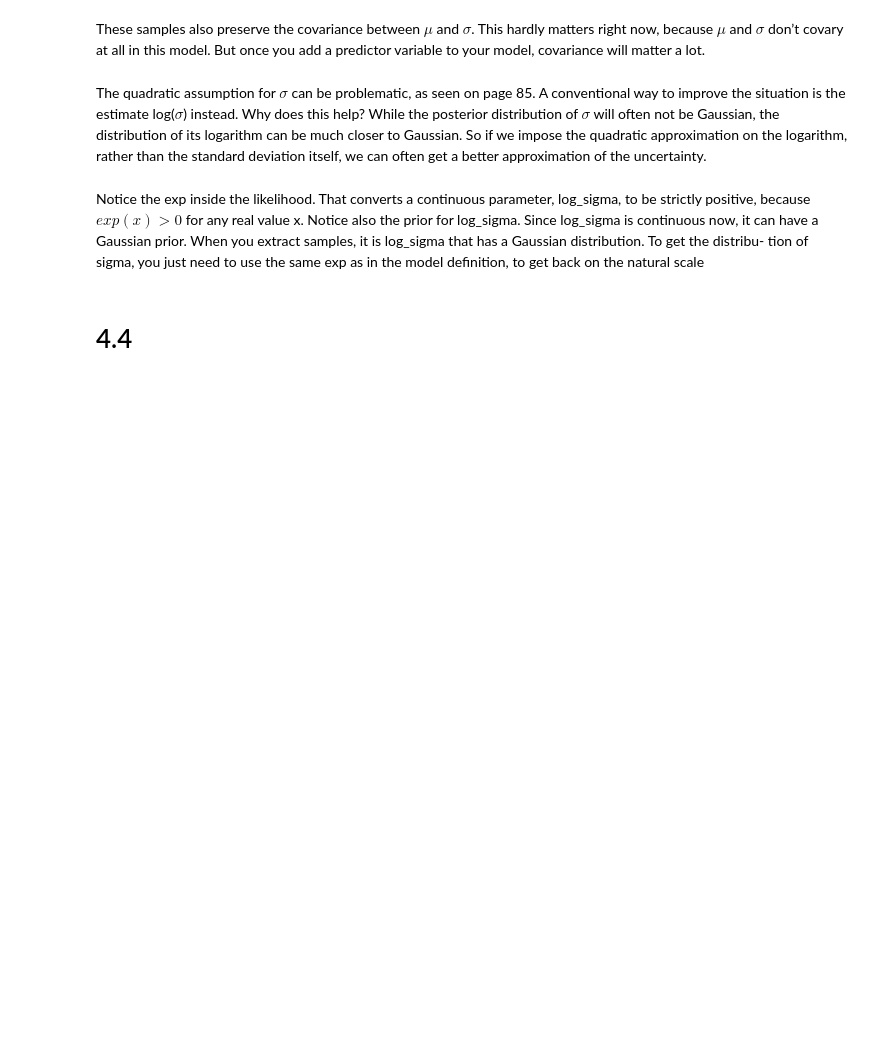
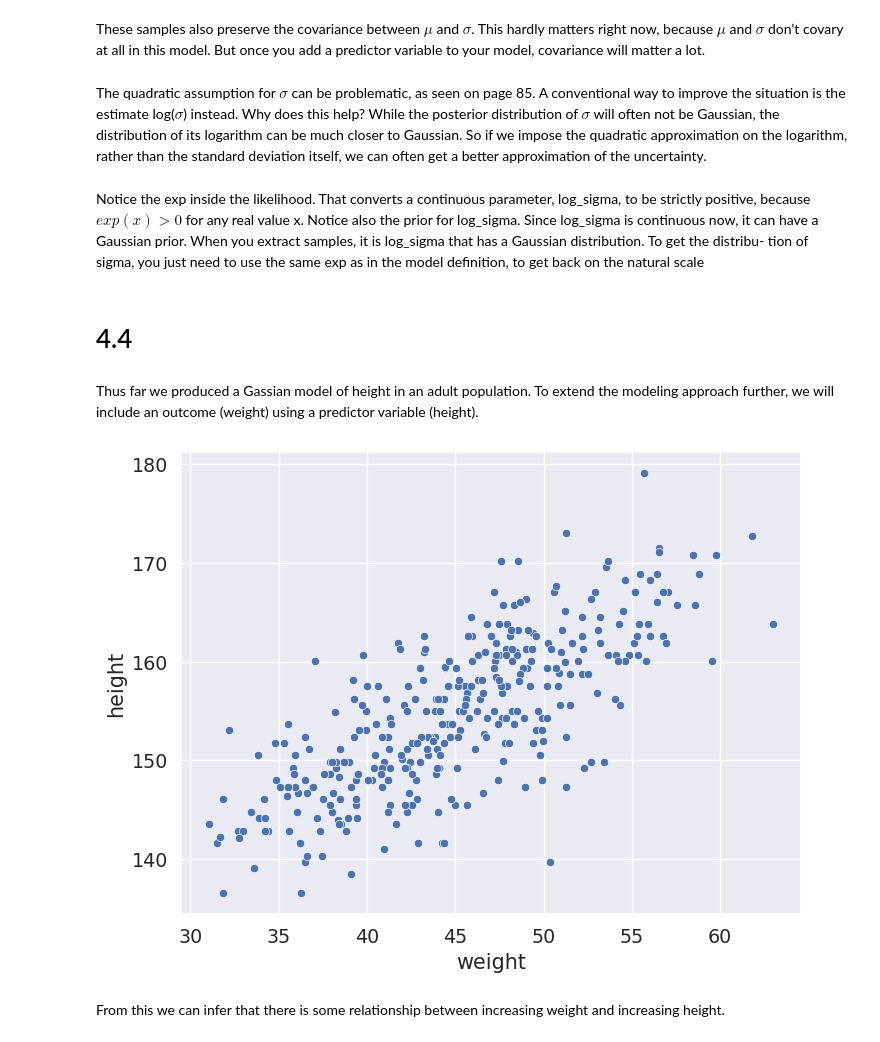
Before and after one commit to krademaker/Pyro, a Jupyter notebook: notebooks/statisticalrethinking_ch4.ipynb, the cells around one changed output. Drawn from its saved outputs; the diff is of its cells as text; code cells hidden in the pictures; blank space fills up the shorter version.

```diff
--- a/notebooks/statisticalrethinking_ch4.ipynb
+++ b/notebooks/statisticalrethinking_ch4.ipynb
@@ -577,3 +577,11 @@ post = extract_samples(m4_1_logsigma)
 sigma = post["log_sigma"].exp()
 # %% [markdown]
 # 4.4
+# %% [markdown]
+Thus far we produced a Gassian model of height in an adult population. To extend the modeling approach further, we will include an outcome (weight) using a predictor variable (height).
+# %%
+sns.scatterplot(x='weight', y='height', data=d2);
+# %% [output]
+[figure, added]
+# %% [markdown]
+From this we can infer that there is some relationship between increasing weight and increasing height.
```
Also changed, not shown: parts of 33 cells of this notebook.
